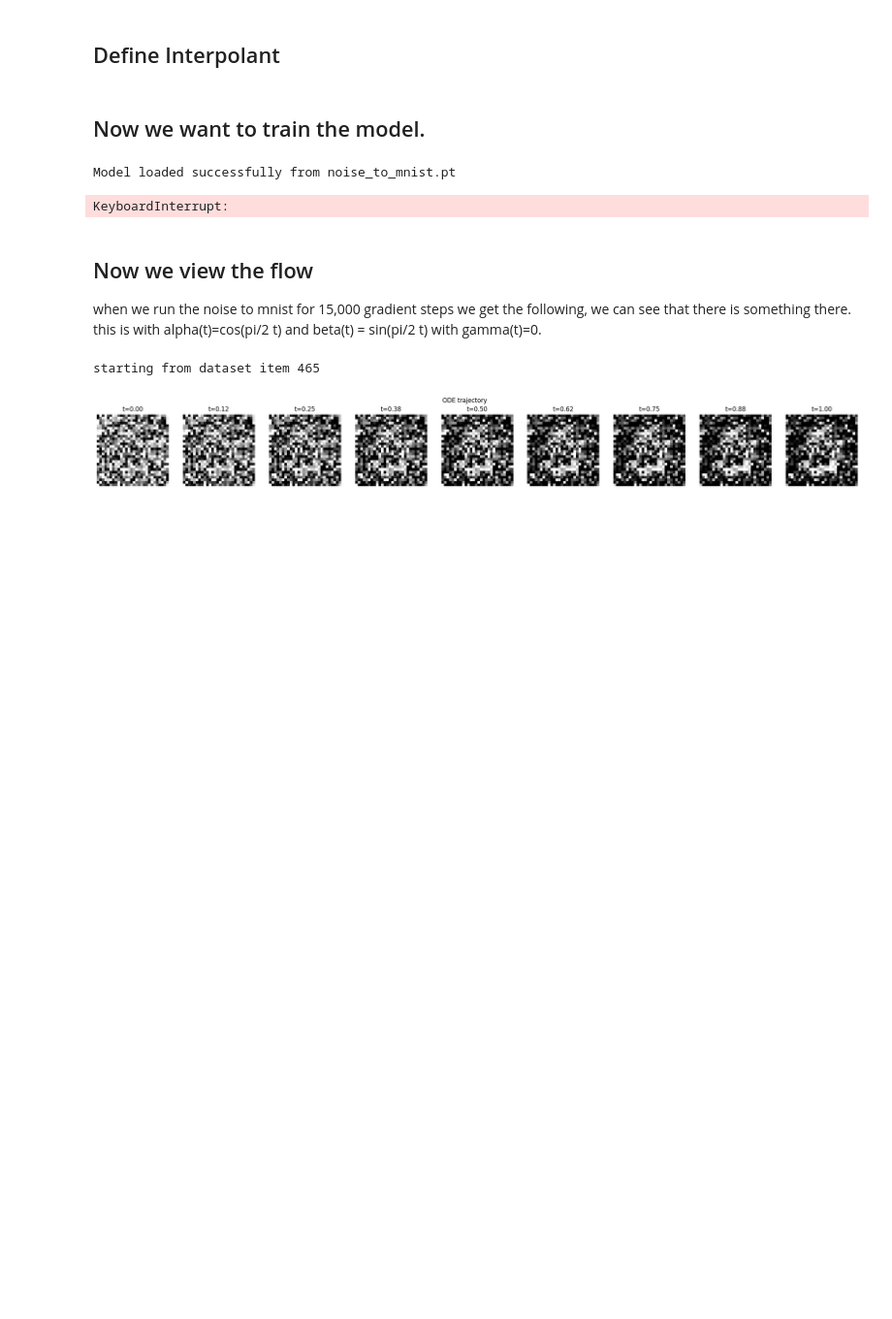
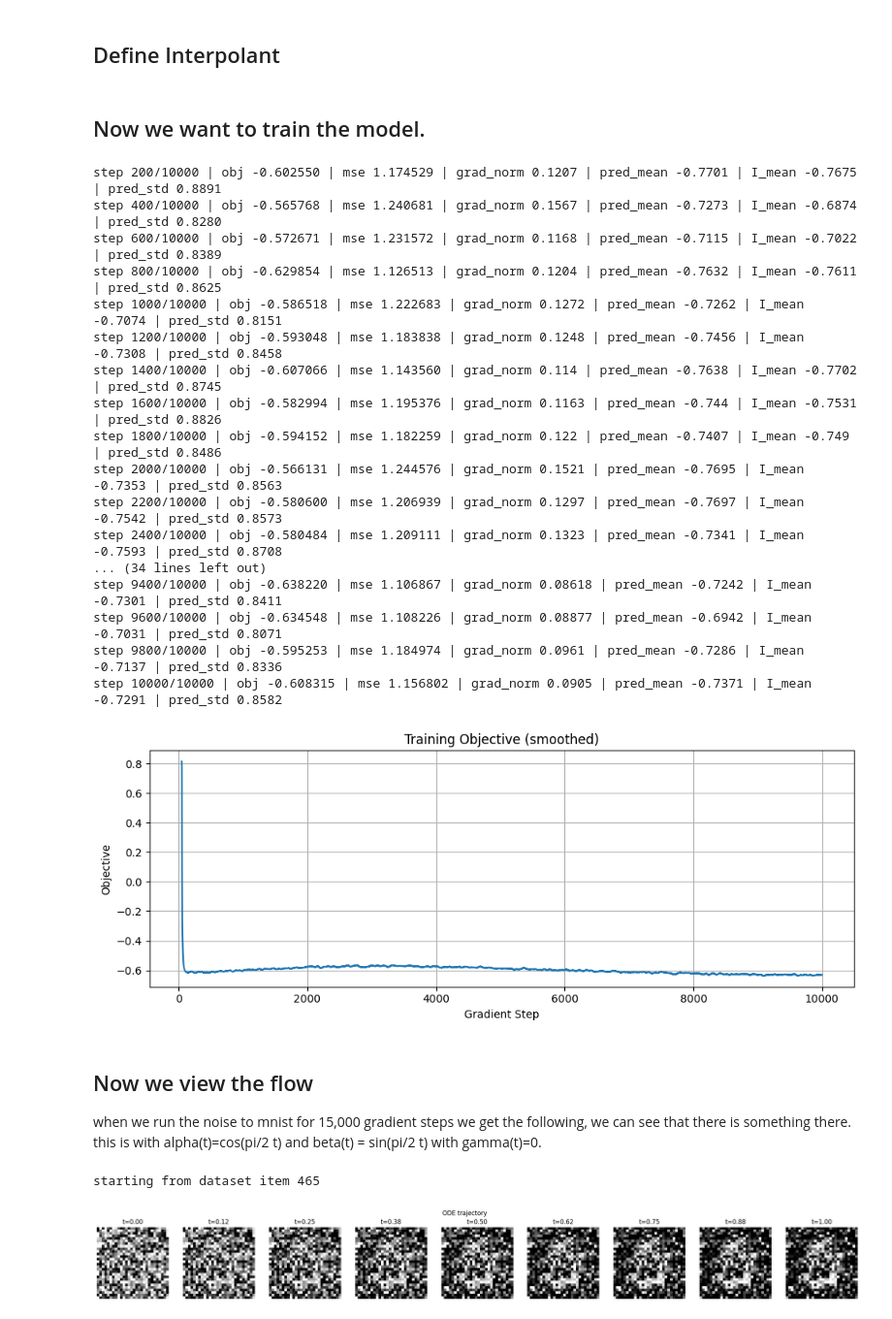
Before and after one commit to nathanjunguw/flow_matching, a Jupyter notebook: perceptron_interpolants.ipynb, the cells around one changed output. Shown at 97% size. Drawn from its saved outputs; the diff is of its cells as text; code cells hidden in the pictures; blank space fills up the shorter version.

```diff
--- a/perceptron_interpolants.ipynb
+++ b/perceptron_interpolants.ipynb
@@ -30,2 +30,7 @@ model = model.to(device)
 # %%
 dataset_target = load_dataset("natejuw/mnist-28x28")
+dataset_base = dataset_target.copy()
+dataset_base["train"] = dataset_to_gaussian(dataset_base)
+
+dataset_target = prime_dataset(dataset_target)
+dataset_base = prime_dataset(dataset_base)
@@ -39,9 +37,3 @@ dataset_base["train"] = dataset_to_gaussian(dataset_base)
-# %%
-dataset_base["train"] = flatten_dataset(dataset_base)
-dataset_target["train"]  = flatten_dataset(dataset_target)
-
-dataset_base["train"].set_format("torch", columns=["pixel_values"])
-dataset_target["train"].set_format("torch", columns=["pixel_values"])
 # %% [markdown]
 ## Define Interpolant
 # %%
@@ -51,23 +43,37 @@ interpolant = Interpolant('variance_preserve')
 # %%
 model = model.to(device)
 
 train_type = 'velocity'
-gradient_steps = 20000
+gradient_steps = 10000
 batch_size = 200
 log_every = 200
-base_learning_rate = 1e-3
+base_learning_rate = 5e-3
 weight_decay = 1e-7
-out_name = "noise_to_mnist.pt"
+out_name = "noise_to_mnist_example.pt"
 
-
-model_new = fetch_model('noise_to_mnist.pt', IN_S, H_S, L, T_D)
 interpolant.train_model(model = model, dataset_base = dataset_base, dataset_target = dataset_target,
 train_type = train_type, n_iterations = gradient_steps,
-batch_size = batch_size, log_every = log_every, base_lr = 1e-3, weight_decay = 1e-7,
-out_name = out_name)
+batch_size = batch_size, log_every = log_every, base_lr = 5e-3, weight_decay = 1e-7,
+out_name = out_name, make_plot = True)
 # %% [output]
-Model loaded successfully from noise_to_mnist.pt
+step 200/10000 | obj -0.602550 | mse 1.174529 | grad_norm 0.1207 | pred_mean -0.7701 | I_mean -0.7675 | pred_std 0.8891
+step 400/10000 | obj -0.565768 | mse 1.240681 | grad_norm 0.1567 | pred_mean -0.7273 | I_mean -0.6874 | pred_std 0.8280
+step 600/10000 | obj -0.572671 | mse 1.231572 | grad_norm 0.1168 | pred_mean -0.7115 | I_mean -0.7022 | pred_std 0.8389
+step 800/10000 | obj -0.629854 | mse 1.126513 | grad_norm 0.1204 | pred_mean -0.7632 | I_mean -0.7611 | pred_std 0.8625
+step 1000/10000 | obj -0.586518 | mse 1.222683 | grad_norm 0.1272 | pred_mean -0.7262 | I_mean -0.7074 | pred_std 0.8151
+step 1200/10000 | obj -0.593048 | mse 1.183838 | grad_norm 0.1248 | pred_mean -0.7456 | I_mean -0.7308 | pred_std 0.8458
+step 1400/10000 | obj -0.607066 | mse 1.143560 | grad_norm 0.114 | pred_mean -0.7638 | I_mean -0.7702 | pred_std 0.8745
+step 1600/10000 | obj -0.582994 | mse 1.195376 | grad_norm 0.1163 | pred_mean -0.744 | I_mean -0.7531 | pred_std 0.8826
+step 1800/10000 | obj -0.594152 | mse 1.182259 | grad_norm 0.122 | pred_mean -0.7407 | I_mean -0.749 | pred_std 0.8486
+step 2000/10000 | obj -0.566131 | mse 1.244576 | grad_norm 0.1521 | pred_mean -0.7695 | I_mean -0.7353 | pred_std 0.8563
+step 2200/10000 | obj -0.580600 | mse 1.206939 | grad_norm 0.1297 | pred_mean -0.7697 | I_mean -0.7542 | pred_std 0.8573
+step 2400/10000 | obj -0.580484 | mse 1.209111 | grad_norm 0.1323 | pred_mean -0.7341 | I_mean -0.7593 | pred_std 0.8708
+... (34 lines left out)
+step 9400/10000 | obj -0.638220 | mse 1.106867 | grad_norm 0.08618 | pred_mean -0.7242 | I_mean -0.7301 | pred_std 0.8411
+step 9600/10000 | obj -0.634548 | mse 1.108226 | grad_norm 0.08877 | pred_mean -0.6942 | I_mean -0.7031 | pred_std 0.8071
+step 9800/10000 | obj -0.595253 | mse 1.184974 | grad_norm 0.0961 | pred_mean -0.7286 | I_mean -0.7137 | pred_std 0.8336
+step 10000/10000 | obj -0.608315 | mse 1.156802 | grad_norm 0.0905 | pred_mean -0.7371 | I_mean -0.7291 | pred_std 0.8582
-KeyboardInterrupt:
+[figure, added]
 # %% [markdown]
 ## Now we view the flow
 when we run the noise to mnist for 15,000 gradient steps we get the following, we can see that there is something there. this is with alpha(t)=cos(pi/2 t) and beta(t) = sin(pi/2 t) with gamma(t)=0.
```
Also changed, not shown: parts of 4 cells of this notebook, 13 other files.
